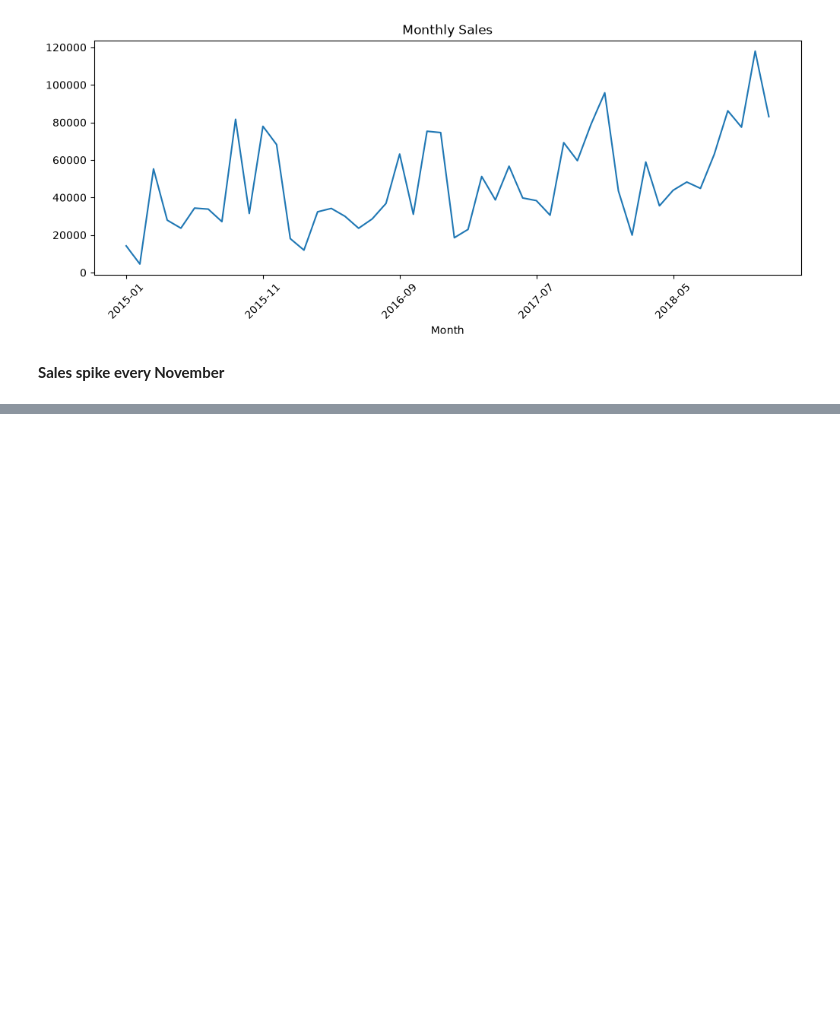
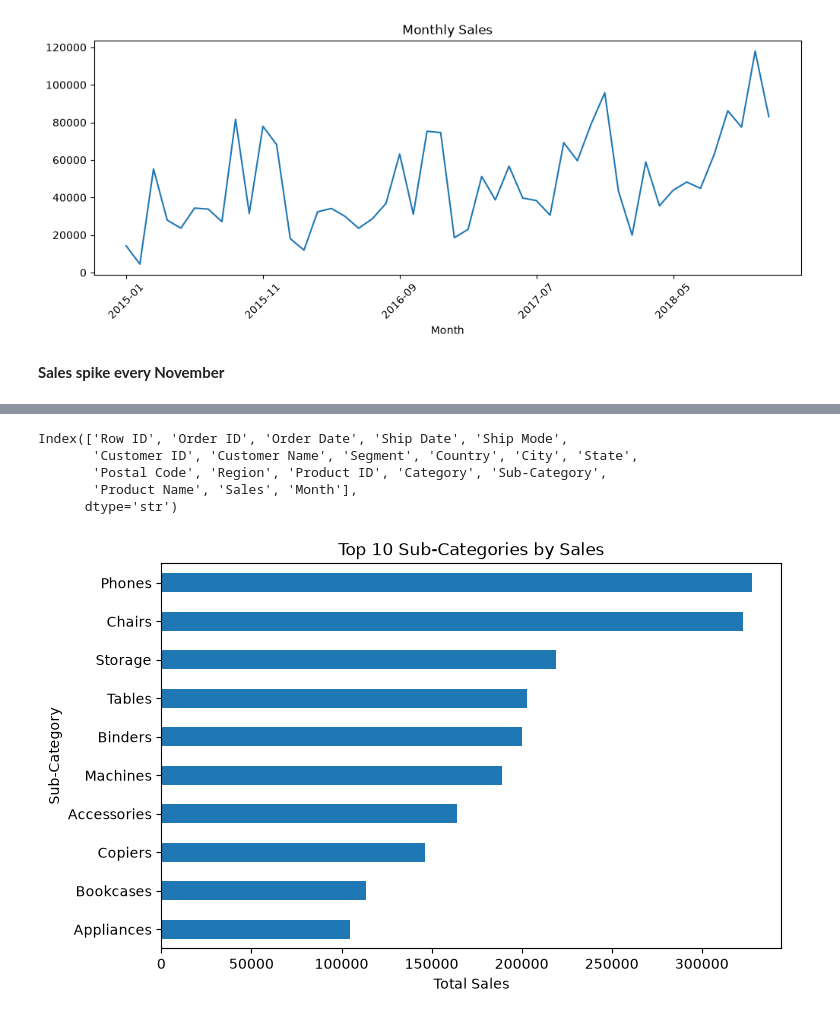
Before and after one commit to PatrickLimbag/retail-sales-analysis, a Jupyter notebook: notebooks/analysis.ipynb, the cells around one changed output, grey strips where cells are left out. Saved outputs shown, nothing was run; the diff lists cells and outputs as text; code cells hidden in the pictures; blank space fills up the shorter version.

Commit message:
Add more sales charts

```diff
--- a/notebooks/analysis.ipynb
+++ b/notebooks/analysis.ipynb
@@ -65,3 +65,12 @@ plt.show()
 [figure]
 # %% [markdown]
 **Sales spike every November**
+# %%
+import pandas as pd
+import matplotlib.pyplot as plt
+import seaborn as sns
+
+df = pd.read_csv("../data/superstore.csv", encoding="latin-1")
+df["Order Date"] = pd.to_datetime(df["Order Date"], format="%d/%m/%Y")
+df["Month"] = df["Order Date"].dt.to_period("M").astype(str)
+df.head()
@@ -67,0 +84,17 @@ plt.show()
+# %%
+df.columns
+# %% [output]
+Index(['Row ID', 'Order ID', 'Order Date', 'Ship Date', 'Ship Mode',
+       'Customer ID', 'Customer Name', 'Segment', 'Country', 'City', 'State',
+       'Postal Code', 'Region', 'Product ID', 'Category', 'Sub-Category',
+       'Product Name', 'Sales', 'Month'],
+      dtype='str')
+# %%
+top_sub = df.groupby("Sub-Category")["Sales"].sum().sort_values(ascending=False).head(10)
+top_sub.plot(kind="barh", figsize=(8, 5))
+plt.title("Top 10 Sub-Categories by Sales")
+plt.xlabel("Total Sales")
+plt.gca().invert_yaxis()
+plt.show()
+# %% [output]
+[figure, added]
```
Also changed, not shown: parts of 10 cells of this notebook.
